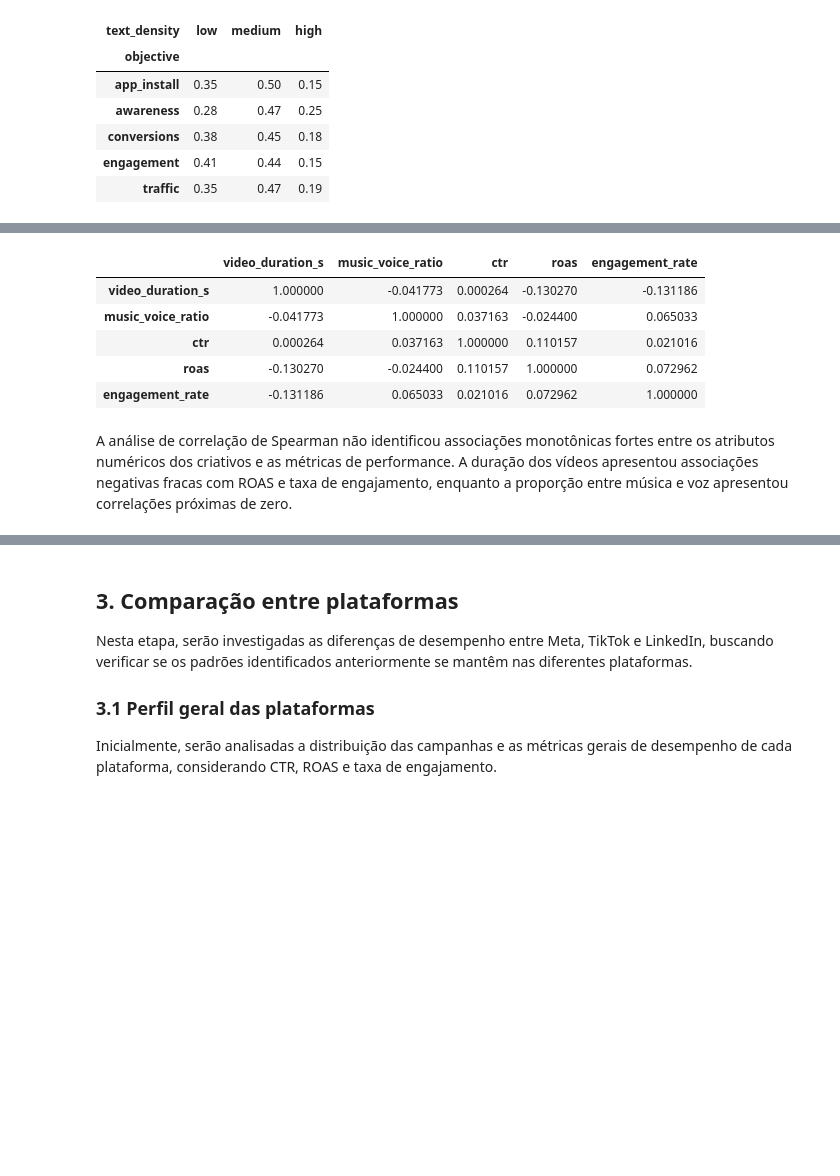
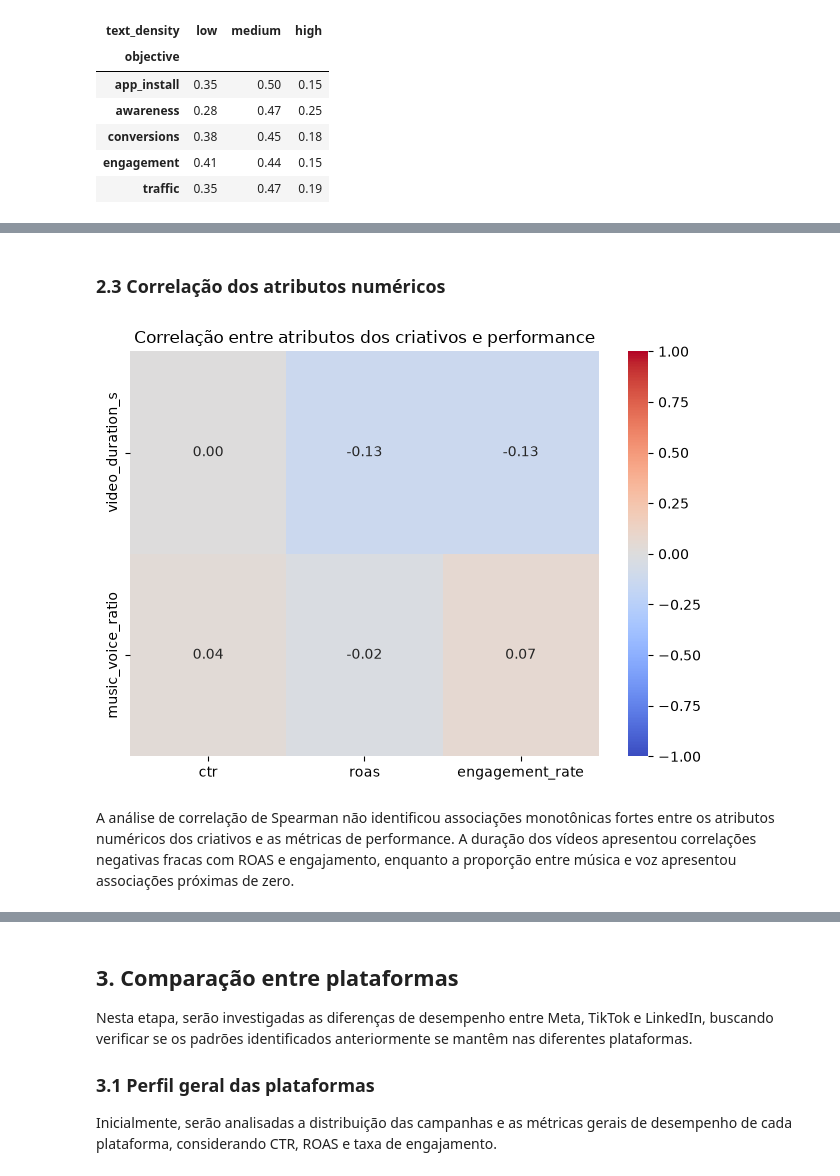
Before and after one commit to lauradeoli/klike-ds-challenge-lauradeoli, a Jupyter notebook: notebooks/parte1_eda.ipynb, the cells around one changed output, grey strips where cells are left out. Drawn from its saved outputs; the diff is of its cells as text; code cells hidden in the pictures; blank space fills up the shorter version.

```diff
--- a/notebooks/parte1_eda.ipynb
+++ b/notebooks/parte1_eda.ipynb
@@ -341,12 +325,13 @@ display(pd.crosstab(dados['objective'], dados['text_density'], normalize='index'
+# %% [markdown]
+### 2.3 Correlação dos atributos numéricos
 # %%
-dados[['video_duration_s', 'music_voice_ratio', 'ctr', 'roas', 'engagement_rate']].corr(method='spearman')
+correlacoes = dados[['video_duration_s', 'music_voice_ratio', 'ctr', 'roas', 'engagement_rate']].corr(method='spearman')
+sns.heatmap(correlacoes.loc[['video_duration_s', 'music_voice_ratio'], ['ctr', 'roas', 'engagement_rate']], annot=True, fmt='.2f', cmap='coolwarm', center=0, vmin=-1, vmax=1)
+plt.title('Correlação entre atributos dos criativos e performance')
+plt.tight_layout()
+plt.show()
 # %% [output]
-|  | video_duration_s | music_voice_ratio | ctr | roas | engagement_rate |
-| video_duration_s | 1.000000 | -0.041773 | 0.000264 | -0.130270 | -0.131186 |
-| music_voice_ratio | -0.041773 | 1.000000 | 0.037163 | -0.024400 | 0.065033 |
-| ctr | 0.000264 | 0.037163 | 1.000000 | 0.110157 | 0.021016 |
-| roas | -0.130270 | -0.024400 | 0.110157 | 1.000000 | 0.072962 |
-| engagement_rate | -0.131186 | 0.065033 | 0.021016 | 0.072962 | 1.000000 |
+[figure, added]
 # %% [markdown]
-A análise de correlação de Spearman não identificou associações monotônicas fortes entre os atributos numéricos dos criativos e as métricas de performance. A duração dos vídeos apresentou associações negativas fracas com ROAS e taxa de engajamento, enquanto a proporção entre música e voz apresentou correlações próximas de zero.
+A análise de correlação de Spearman não identificou associações monotônicas fortes entre os atributos numéricos dos criativos e as métricas de performance. A duração dos vídeos apresentou correlações negativas fracas com ROAS e engajamento, enquanto a proporção entre música e voz apresentou associações próximas de zero.
 # %% [markdown]
```
Also changed, not shown: parts of 15 cells of this notebook.
